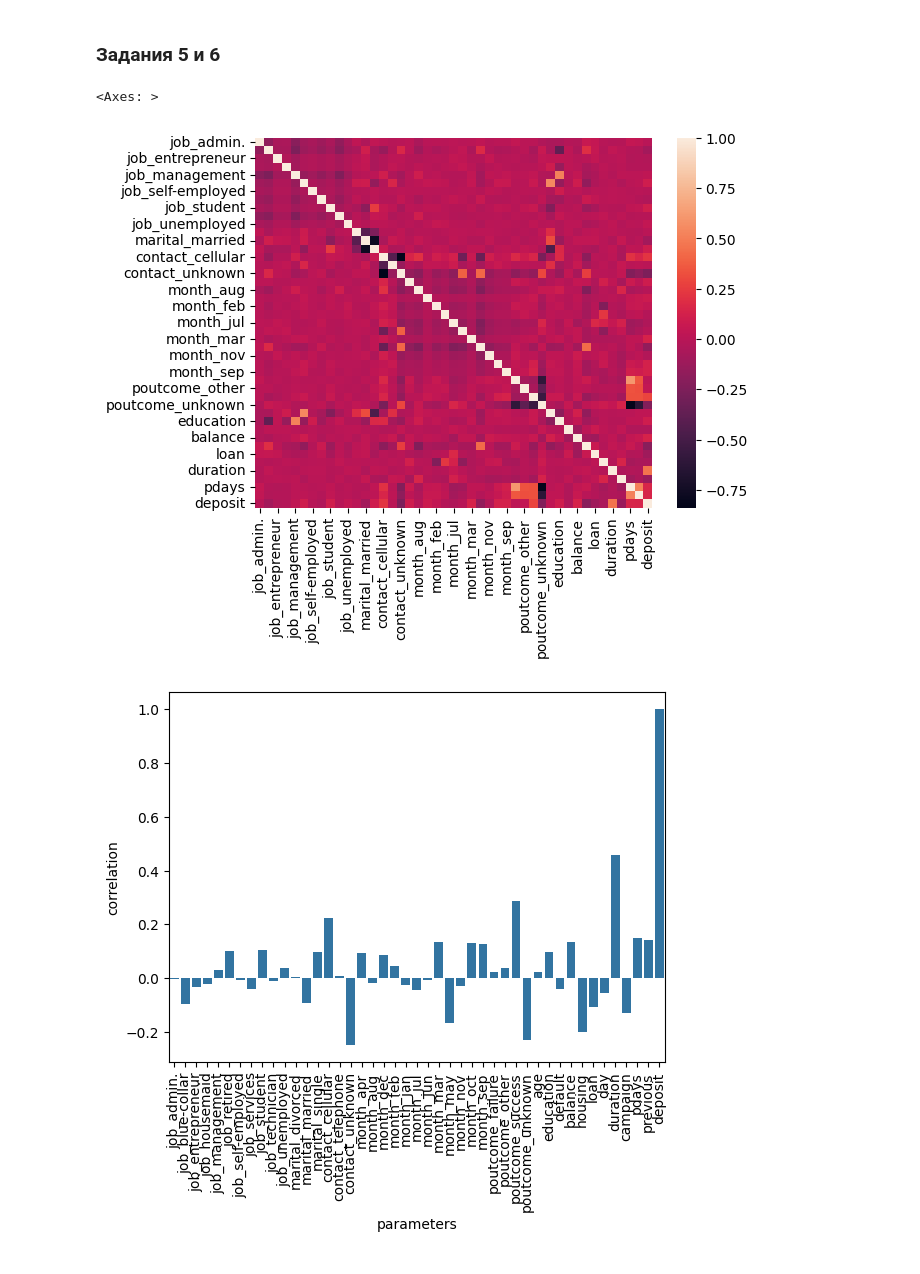
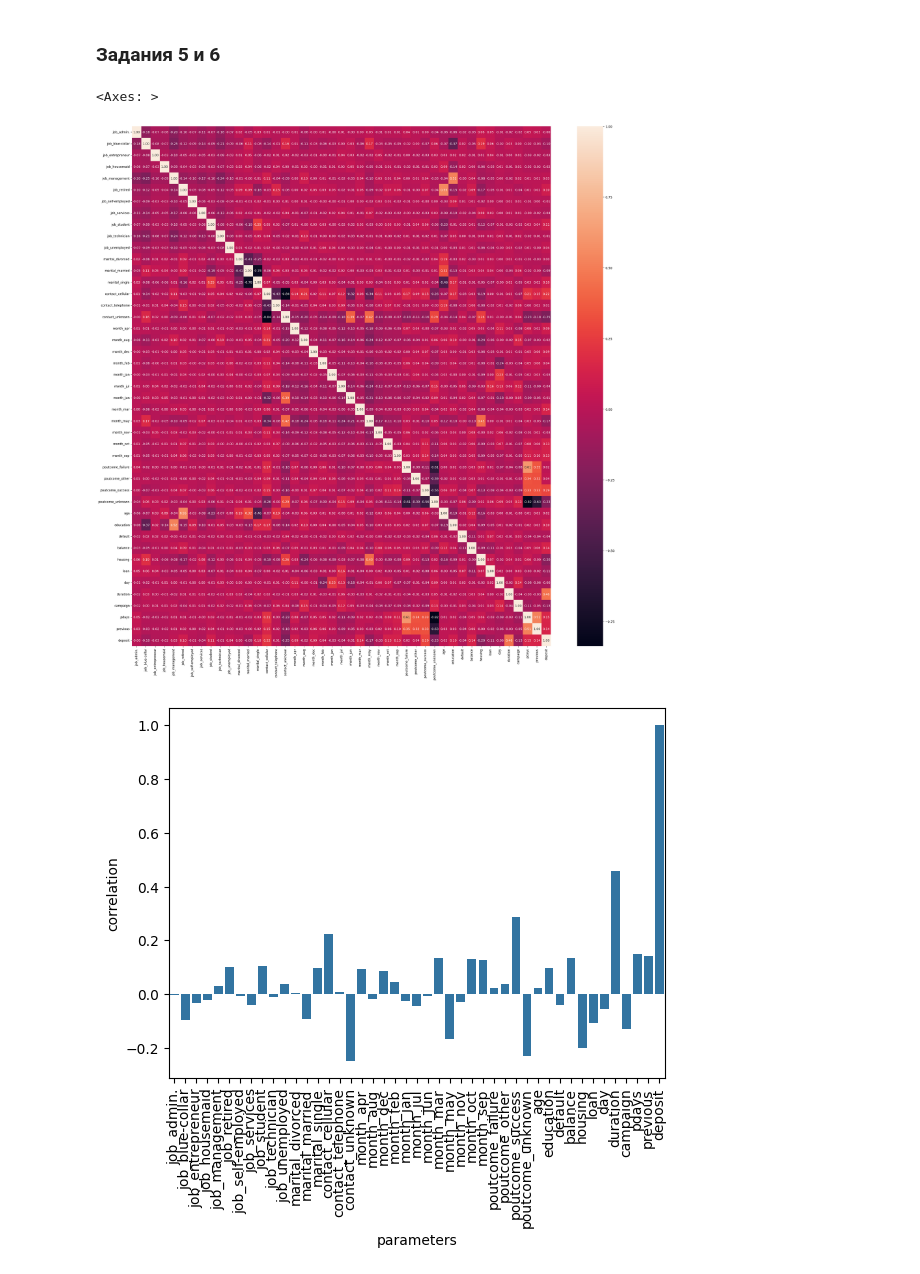
Before and after one commit to eartzhi/lessons, a Jupyter notebook: project_4/Project_4_ML.ipynb, the cells around one changed output. Cells and saved outputs as stored; diff of their text form; code cells hidden in the pictures.

```diff
--- a/project_4/Project_4_ML.ipynb
+++ b/project_4/Project_4_ML.ipynb
@@ -516,10 +518,11 @@ df = df.drop(['job', 'marital', 'contact', 'month', 'poutcome'], axis=1)
 # постройте корреляционную матрицу и оцените данные на предмет наличия мультиколлинеарности
 correlation_matrix = df.corr()
 # %%
-sns.heatmap(correlation_matrix, )
+plt.figure(figsize=(30,30))
+sns.heatmap(correlation_matrix, annot=True, fmt='.2f')
 # %% [output]
 <Axes: >
-[figure, old version]
+[figure, new version]
 # %%
 ax = sns.barplot(correlation_matrix['deposit'], )
 ax.set(xlabel='parameters', ylabel='correlation')
```
Also changed, not shown: parts of 5 cells of this notebook.
